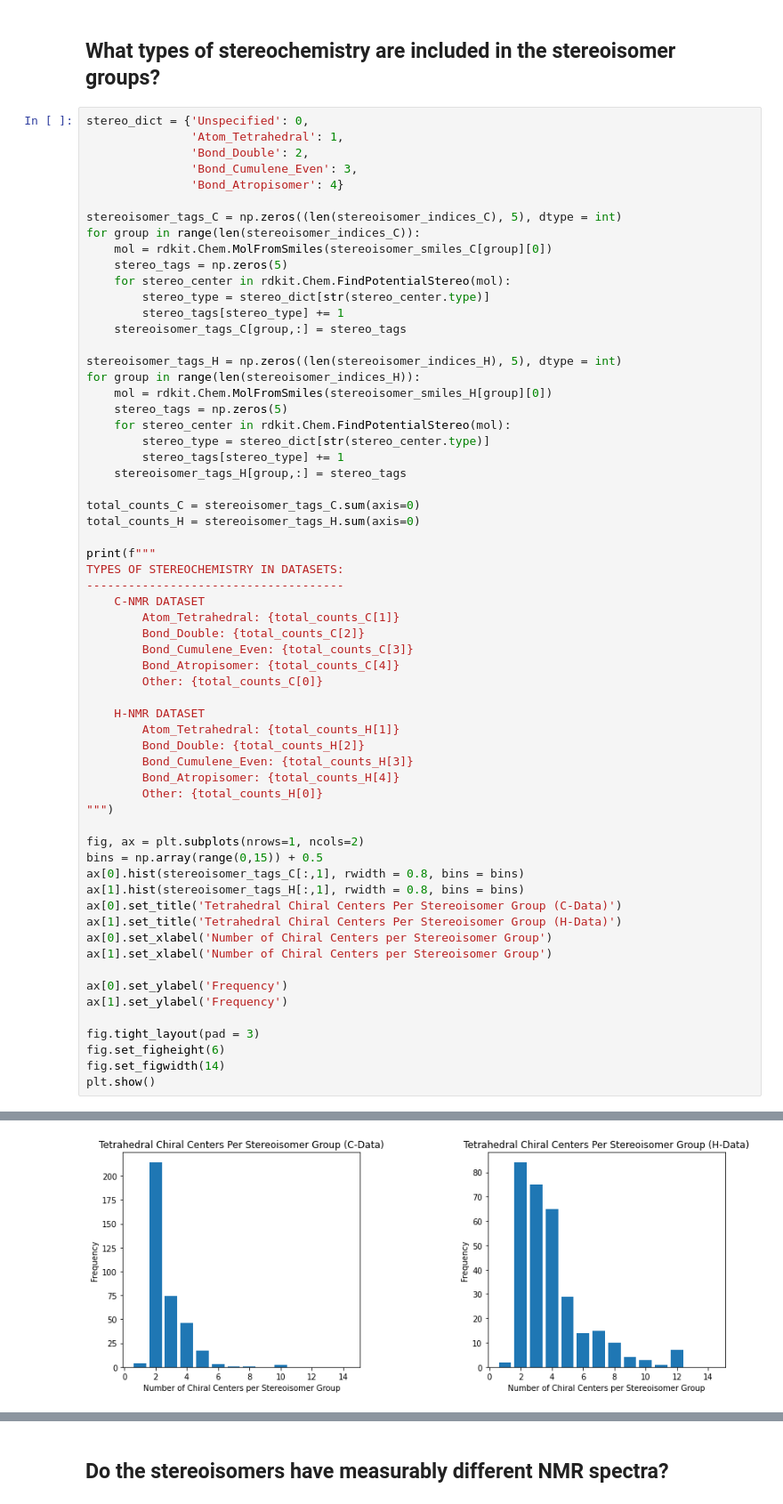
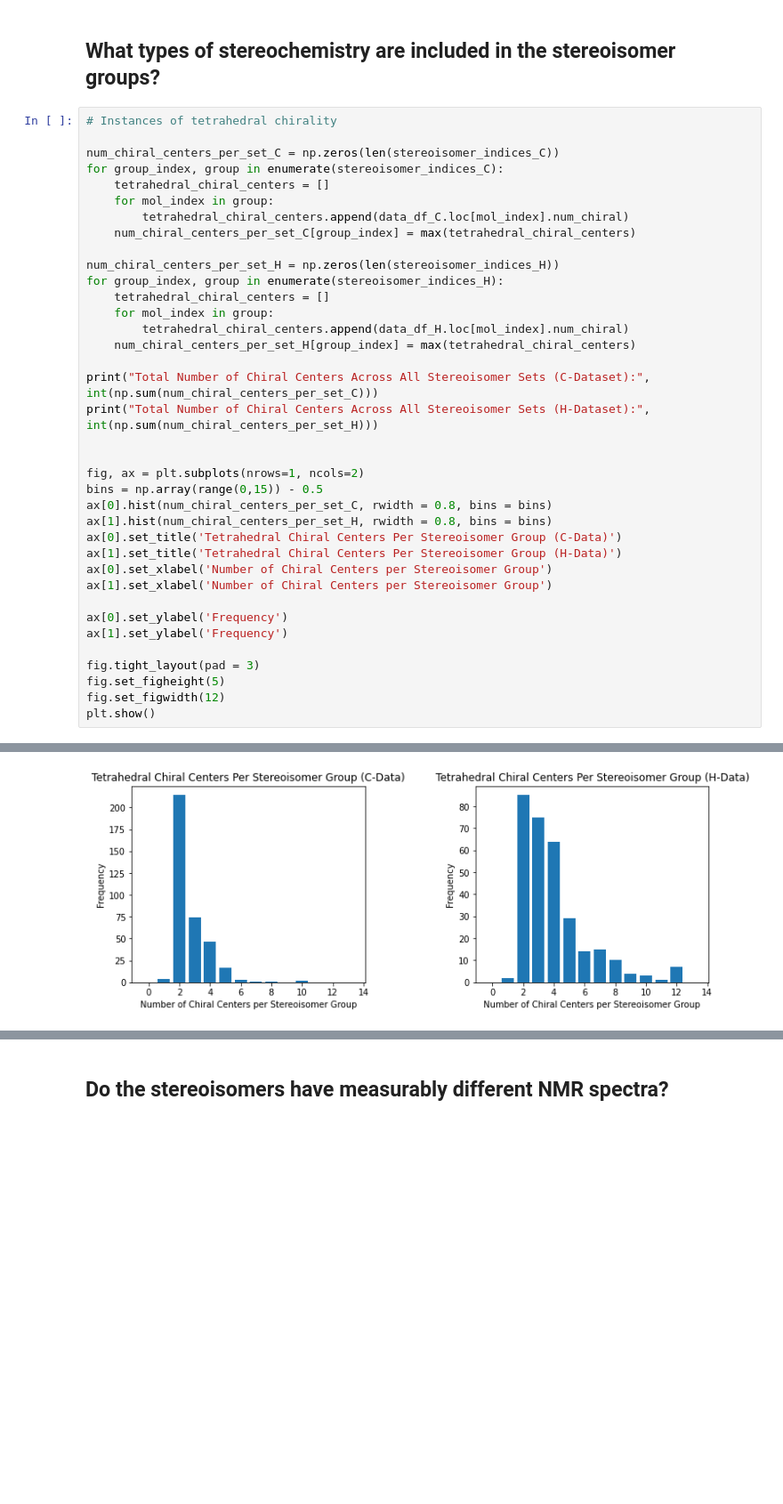
Before and after one commit to PattanaikL/chiral_gnn, a Jupyter notebook: data/nmr/nmr_exploration.ipynb, the cells around one changed output, grey strips where cells are left out. Shown at 89% size. Drawn from its saved outputs; the diff is of its cells as text; blank space fills up the shorter version.

```diff
--- a/data/nmr/nmr_exploration.ipynb
+++ b/data/nmr/nmr_exploration.ipynb
@@ -433,55 +576,30 @@ See the caveats in the documentation: https://pandas.pydata.org/pandas-docs/stab
 # %% [markdown]
 ## What types of stereochemistry are included in the stereoisomer groups?
 # %%
-stereo_dict = {'Unspecified': 0,
-               'Atom_Tetrahedral': 1,
-               'Bond_Double': 2,
-               'Bond_Cumulene_Even': 3,
-               'Bond_Atropisomer': 4}
+# Instances of tetrahedral chirality
 
-stereoisomer_tags_C = np.zeros((len(stereoisomer_indices_C), 5), dtype = int)
-for group in range(len(stereoisomer_indices_C)):
-    mol = rdkit.Chem.MolFromSmiles(stereoisomer_smiles_C[group][0])
-    stereo_tags = np.zeros(5)
-    for stereo_center in rdkit.Chem.FindPotentialStereo(mol):
-        stereo_type = stereo_dict[str(stereo_center.type)]
-        stereo_tags[stereo_type] += 1
-    stereoisomer_tags_C[group,:] = stereo_tags
+num_chiral_centers_per_set_C = np.zeros(len(stereoisomer_indices_C))
+for group_index, group in enumerate(stereoisomer_indices_C):
+    tetrahedral_chiral_centers = []
+    for mol_index in group:
+        tetrahedral_chiral_centers.append(data_df_C.loc[mol_index].num_chiral)
+    num_chiral_centers_per_set_C[group_index] = max(tetrahedral_chiral_centers)
 
-stereoisomer_tags_H = np.zeros((len(stereoisomer_indices_H), 5), dtype = int)
-for group in range(len(stereoisomer_indices_H)):
-    mol = rdkit.Chem.MolFromSmiles(stereoisomer_smiles_H[group][0])
-    stereo_tags = np.zeros(5)
-    for stereo_center in rdkit.Chem.FindPotentialStereo(mol):
-        stereo_type = stereo_dict[str(stereo_center.type)]
-        stereo_tags[stereo_type] += 1
-    stereoisomer_tags_H[group,:] = stereo_tags
+num_chiral_centers_per_set_H = np.zeros(len(stereoisomer_indices_H))
+for group_index, group in enumerate(stereoisomer_indices_H):
+    tetrahedral_chiral_centers = []
+    for mol_index in group:
+        tetrahedral_chiral_centers.append(data_df_H.loc[mol_index].num_chiral)
+    num_chiral_centers_per_set_H[group_index] = max(tetrahedral_chiral_centers)
 
-total_counts_C = stereoisomer_tags_C.sum(axis=0)
-total_counts_H = stereoisomer_tags_H.sum(axis=0)
+print("Total Number of Chiral Centers Across All Stereoisomer Sets (C-Dataset):", int(np.sum(num_chiral_centers_per_set_C)))
+print("Total Number of Chiral Centers Across All Stereoisomer Sets (H-Dataset):", int(np.sum(num_chiral_centers_per_set_H)))
 
-print(f"""
-TYPES OF STEREOCHEMISTRY IN DATASETS:
--------------------------------------
-    C-NMR DATASET
-        Atom_Tetrahedral: {total_counts_C[1]}
-        Bond_Double: {total_counts_C[2]}
-        Bond_Cumulene_Even: {total_counts_C[3]}
-        Bond_Atropisomer: {total_counts_C[4]}
-        Other: {total_counts_C[0]}
-
-    H-NMR DATASET
-        Atom_Tetrahedral: {total_counts_H[1]}
-        Bond_Double: {total_counts_H[2]}
-        Bond_Cumulene_Even: {total_counts_H[3]}
-        Bond_Atropisomer: {total_counts_H[4]}
-        Other: {total_counts_H[0]}
-""")
 
 fig, ax = plt.subplots(nrows=1, ncols=2)
-bins = np.array(range(0,15)) + 0.5
-ax[0].hist(stereoisomer_tags_C[:,1], rwidth = 0.8, bins = bins)
-ax[1].hist(stereoisomer_tags_H[:,1], rwidth = 0.8, bins = bins)
+bins = np.array(range(0,15)) - 0.5
+ax[0].hist(num_chiral_centers_per_set_C, rwidth = 0.8, bins = bins)
+ax[1].hist(num_chiral_centers_per_set_H, rwidth = 0.8, bins = bins)
 ax[0].set_title('Tetrahedral Chiral Centers Per Stereoisomer Group (C-Data)')
 ax[1].set_title('Tetrahedral Chiral Centers Per Stereoisomer Group (H-Data)')
 ax[0].set_xlabel('Number of Chiral Centers per Stereoisomer Group')
@@ -491,7 +609,7 @@ ax[0].set_ylabel('Frequency')
 ax[1].set_ylabel('Frequency')
 
 fig.tight_layout(pad = 3)
-fig.set_figheight(6)
-fig.set_figwidth(14)
+fig.set_figheight(5)
+fig.set_figwidth(12)
 plt.show()
 # %% [output]
@@ -513 +618 @@ TYPES OF STEREOCHEMISTRY IN DATASETS:
-[figure, old version]
+[figure, new version]
```
Also changed, not shown: parts of 13 cells of this notebook.
